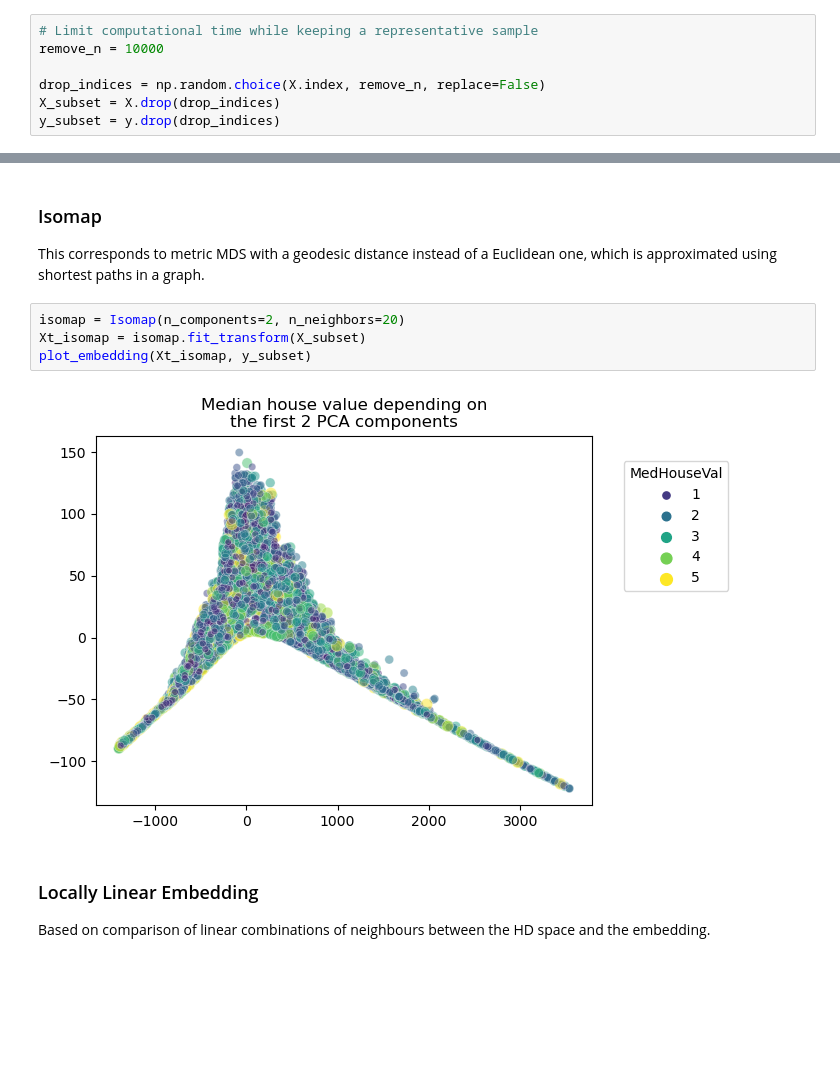
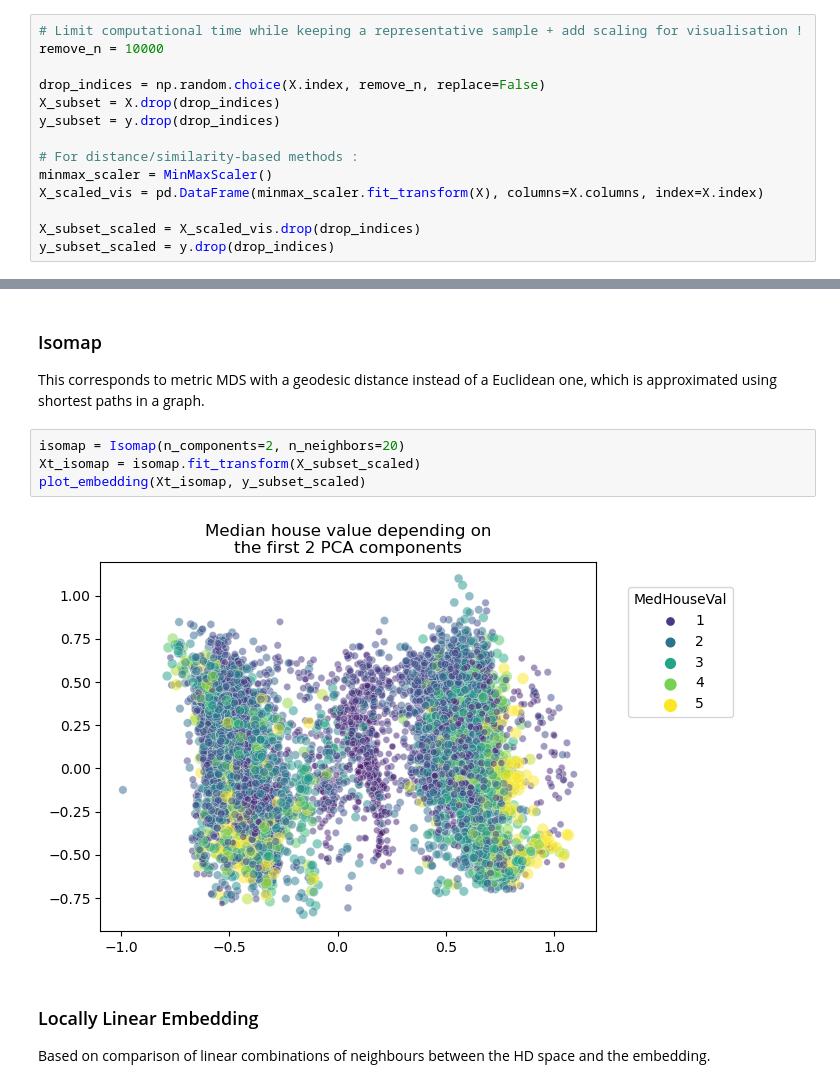
Before and after one commit to mathjacob/LINMA2472-HW4, a Jupyter notebook: devoir4.ipynb, the cells around one changed output, grey strips where cells are left out. Saved outputs shown, nothing was run; the diff lists cells and outputs as text; blank space fills up the shorter version.

Commit message:
Used scaled data for the manifold learning methods.

```diff
--- a/devoir4.ipynb
+++ b/devoir4.ipynb
@@ -74,10 +75,17 @@ array([[<AxesSubplot:title={'center':'MedInc'}>,
 # %%
-# Limit computational time while keeping a representative sample
+# Limit computational time while keeping a representative sample + add scaling for visualisation !
 remove_n = 10000
 
 drop_indices = np.random.choice(X.index, remove_n, replace=False)
 X_subset = X.drop(drop_indices)
 y_subset = y.drop(drop_indices)
+
+# For distance/similarity-based methods :
+minmax_scaler = MinMaxScaler()
+X_scaled_vis = pd.DataFrame(minmax_scaler.fit_transform(X), columns=X.columns, index=X.index)
+
+X_subset_scaled = X_scaled_vis.drop(drop_indices)
+y_subset_scaled = y.drop(drop_indices)
 # %%
 def plot_embedding(data, labels) -> None:
     sns.scatterplot(data=data, x=data[:,0], y=data[:,1],
@@ -214,10 +222,10 @@ plot_embedding(Xt_non_metric_mds, y_mds)
 This corresponds to metric MDS with a geodesic distance instead of a Euclidean one, which is approximated using shortest paths in a graph.
 # %%
 isomap = Isomap(n_components=2, n_neighbors=20)
-Xt_isomap = isomap.fit_transform(X_subset)
-plot_embedding(Xt_isomap, y_subset)
+Xt_isomap = isomap.fit_transform(X_subset_scaled)
+plot_embedding(Xt_isomap, y_subset_scaled)
 # %% [output]
-[figure, old version]
+[figure, new version]
 # %% [markdown]
 ### Locally Linear Embedding
 Based on comparison of linear combinations of neighbours between the HD space and the embedding.
```
Also changed, not shown: parts of 16 cells of this notebook.
